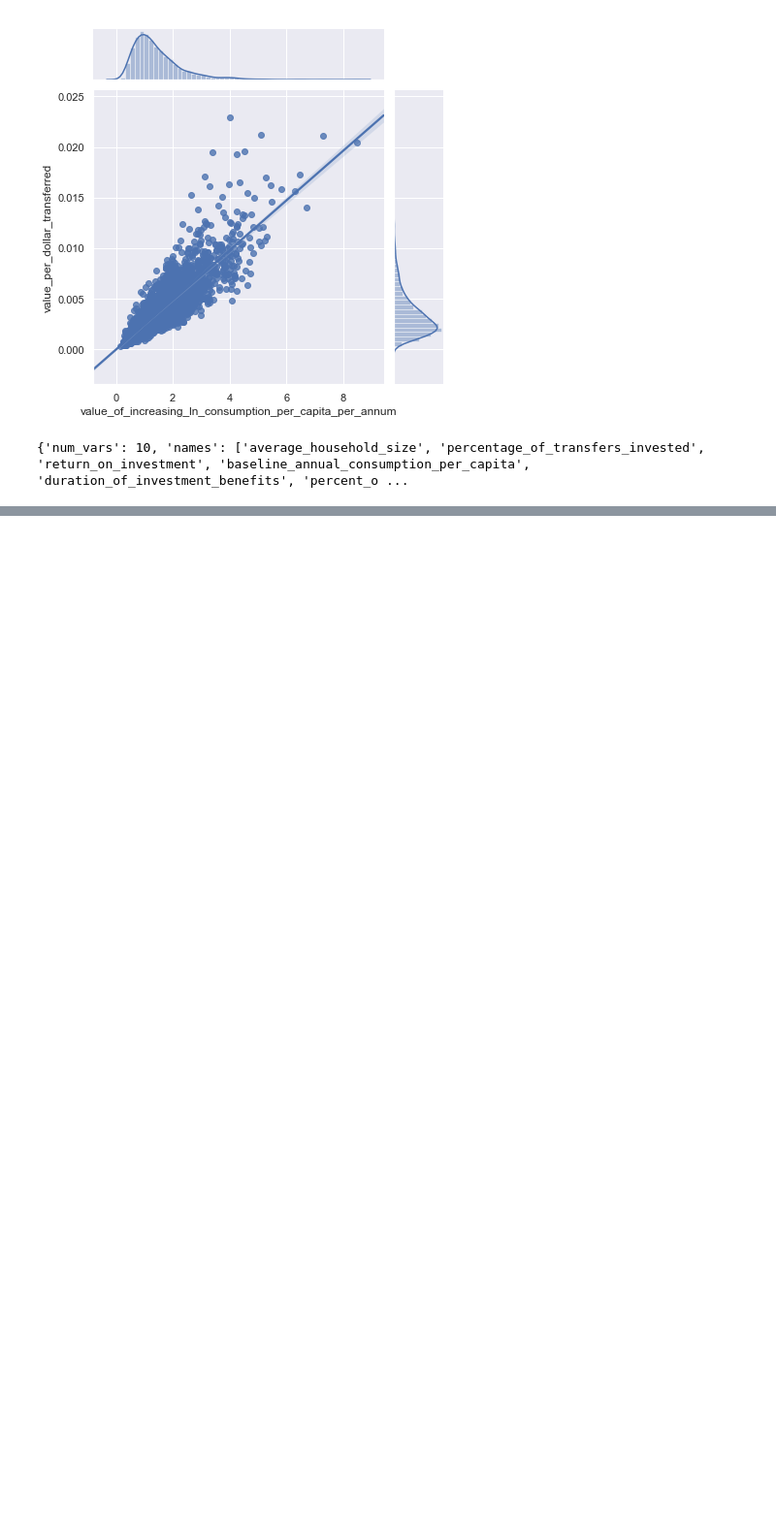
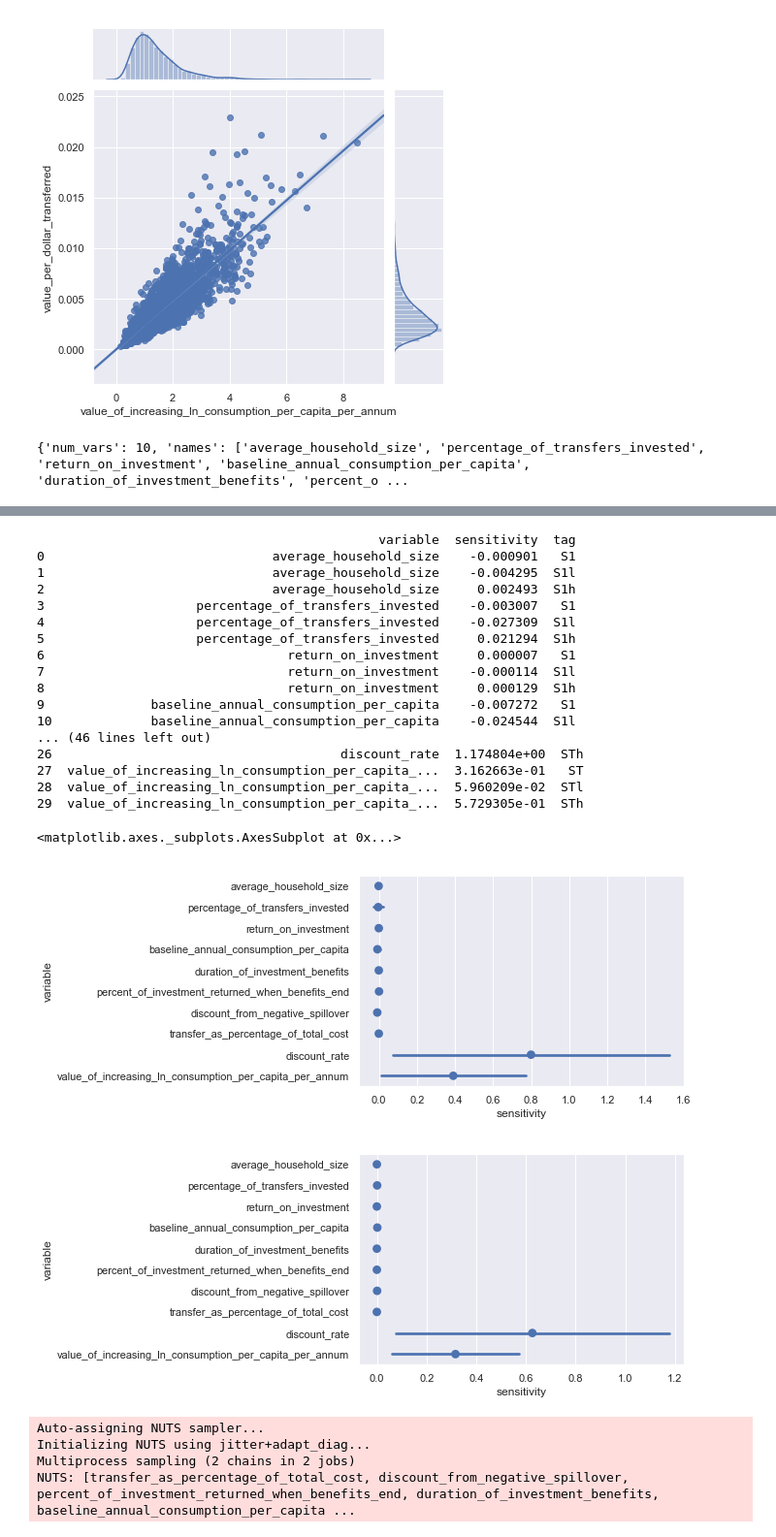
Before and after one commit to colehaus/givewell-analysis, a Jupyter notebook: Untitled.ipynb, the cells around one changed output, grey strips where cells are left out. Shown at 97% size. Saved outputs shown, nothing was run; the diff lists cells and outputs as text; code cells hidden in the pictures; blank space fills up the shorter version.

```diff
--- a/Untitled.ipynb
+++ b/Untitled.ipynb
@@ -76,9 +76,3 @@ problem = {
 # %%
 param_values = saltelli.sample(problem, 50, calc_second_order=False)
 Y = np.array([cash.cash_transfers(*vs).eval() for vs in param_values])
-# %%
-Si = sobol.analyze(problem, Y, calc_second_order=False)
-for k in Si:
-    print(k, '---------')
-    for i, v in enumerate(Si[k]):
-        print(list(parameters.keys())[i], round(v, 2))b
@@ -118,0 +119,41 @@ pm.summary(trace)
+# %%
+importlib.reload(utility)
+S1, ST = utility.sa_to_dataframe(Si, parameters)
+plt.figure()
+sns.pointplot(x = "sensitivity", y = "variable", data=S1, join=False)
+plt.figure()
+sns.pointplot(x = "sensitivity", y = "variable", data=ST, join=False)
+# %% [output]
+                                             variable  sensitivity  tag
+0                              average_household_size    -0.000901   S1
+1                              average_household_size    -0.004295  S1l
+2                              average_household_size     0.002493  S1h
+3                    percentage_of_transfers_invested    -0.003007   S1
+4                    percentage_of_transfers_invested    -0.027309  S1l
+5                    percentage_of_transfers_invested     0.021294  S1h
+6                                return_on_investment     0.000007   S1
+7                                return_on_investment    -0.000114  S1l
+8                                return_on_investment     0.000129  S1h
+9              baseline_annual_consumption_per_capita    -0.007272   S1
+10             baseline_annual_consumption_per_capita    -0.024544  S1l
+... (46 lines left out)
+26                                      discount_rate  1.174804e+00  STh
+27  value_of_increasing_ln_consumption_per_capita_...  3.162663e-01   ST
+28  value_of_increasing_ln_consumption_per_capita_...  5.960209e-02  STl
+29  value_of_increasing_ln_consumption_per_capita_...  5.729305e-01  STh
+<matplotlib.axes._subplots.AxesSubplot at 0x...>
+[figure, added]
+[figure, added]
+# %%
+import main
+import worms
+importlib.reload(main)
+importlib.reload(utility)
+importlib.reload(worms)
+
+main.main(utility.all_staff_aggregates_to_params(main.params, 0.2))
+# %% [output]
+Auto-assigning NUTS sampler...
+Initializing NUTS using jitter+adapt_diag...
+Multiprocess sampling (2 chains in 2 jobs)
+NUTS: [transfer_as_percentage_of_total_cost, discount_from_negative_spillover, percent_of_investment_returned_when_benefits_end, duration_of_investment_benefits, baseline_annual_consumption_per_capita ...
```
Also changed, not shown: parts of 3 cells of this notebook, 3 other files.
